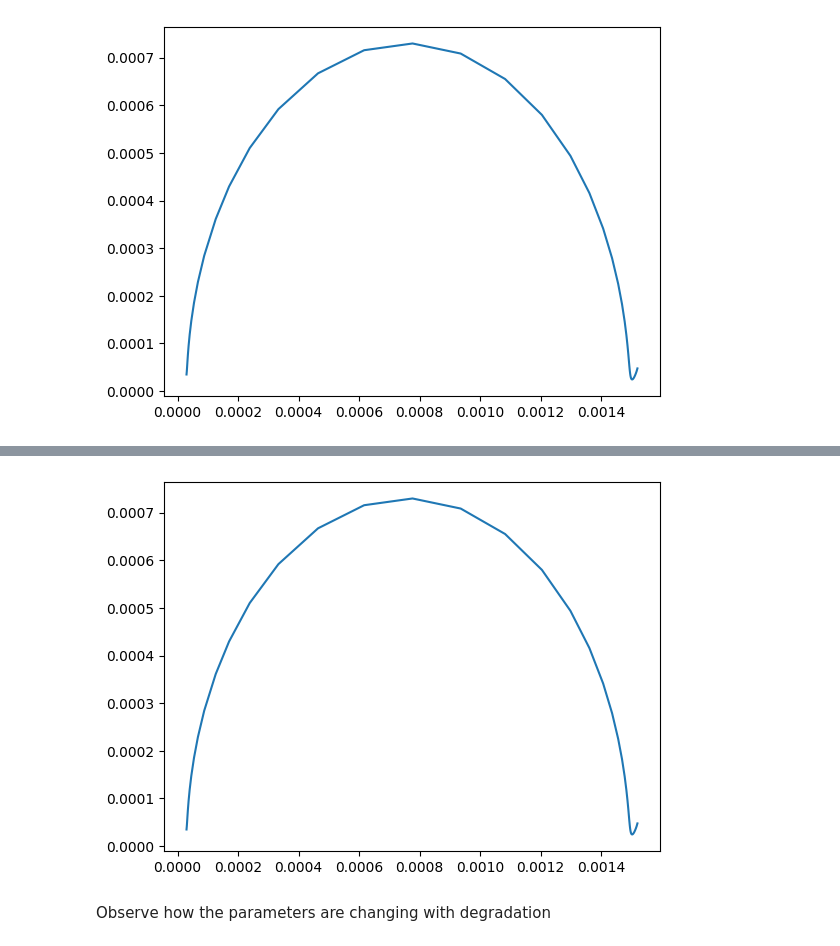
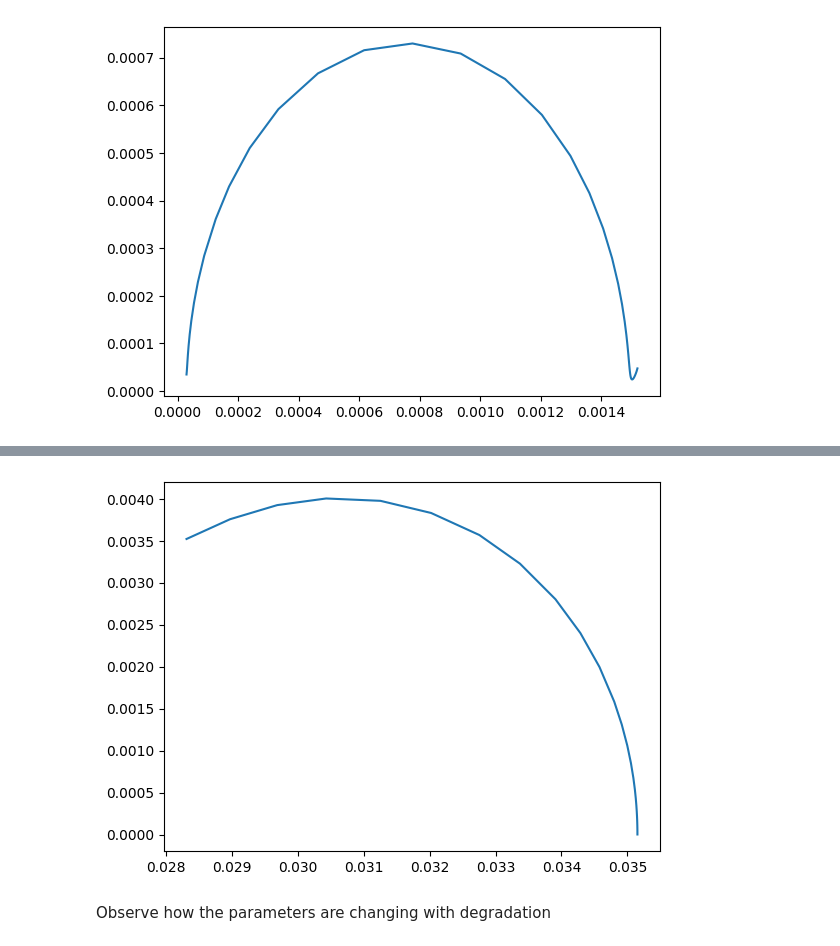
Before and after one commit to samaard2001/EIS-code, a Jupyter notebook: Code/EIS_ECM.ipynb, the cells around one changed output, grey strips where cells are left out. Cells and saved outputs as stored; diff of their text form; code cells hidden in the pictures.

Commit message:
Using PSO to find the optimized values

```diff
--- a/Code/EIS_ECM.ipynb
+++ b/Code/EIS_ECM.ipynb
@@ -584,0 +537,32 @@ KeyError: '-dU_dcs'
+# %%
+print(a_number_parametre)
+i = 1
+exp_real = np.array(get_exp_data(i, "")[0][0])
+exp_imag = np.array(get_exp_data(i, "")[0][1])
+frequencies = np.array(get_exp_data(i, "")[1])
+
+# Difference function for the optimization
+def diff_func(comp, exp_real, exp_imag, frequencies):
+    Z = calc_Z(comp, frequencies)
+    diff_real = Z.real - exp_real
+    diff_imag = Z.imag - exp_imag
+    sum_square_diff = np.sum(diff_real ** 2 + diff_imag ** 2)
+    return sum_square_diff
+
+def wrapped_diff_func(comp):
+  return np.array([diff_func(par, exp_real, exp_imag, frequencies) for par in comp])
+
+n_dim = len(a_number_parametre) #changing
+
+options = {
+    'c1': 0.5,
+    'c2': 0.3,
+    'w': 0.9,
+}
+
+optimizer = ps.single.GlobalBestPSO(n_particles = 100, dimensions = n_dim, options = options)
+
+best_cost, best_params = optimizer.optimize(wrapped_diff_func, iters =100)
+
+print(best_cost)
+print(best_params)
@@ -585,11 +579,11 @@ KeyError: '-dU_dcs'
 # %%
 frequencies = np.array(get_exp_data(1, "")[1])
-Z = calc_Z(list_elems, frequencies)
+Z_opt = calc_Z(best_params, frequencies)
 
-plt.plot(Z.real, -Z.imag)
+plt.plot(Z_opt.real, -Z_opt.imag)
 plt.show()
 # %% [output]
-[figure, old version]
+[figure, new version]
 # %% [markdown]
 Observe how the parameters are changing with degradation
 # %%
```
Also changed, not shown: parts of 12 cells of this notebook, 1 other file.
